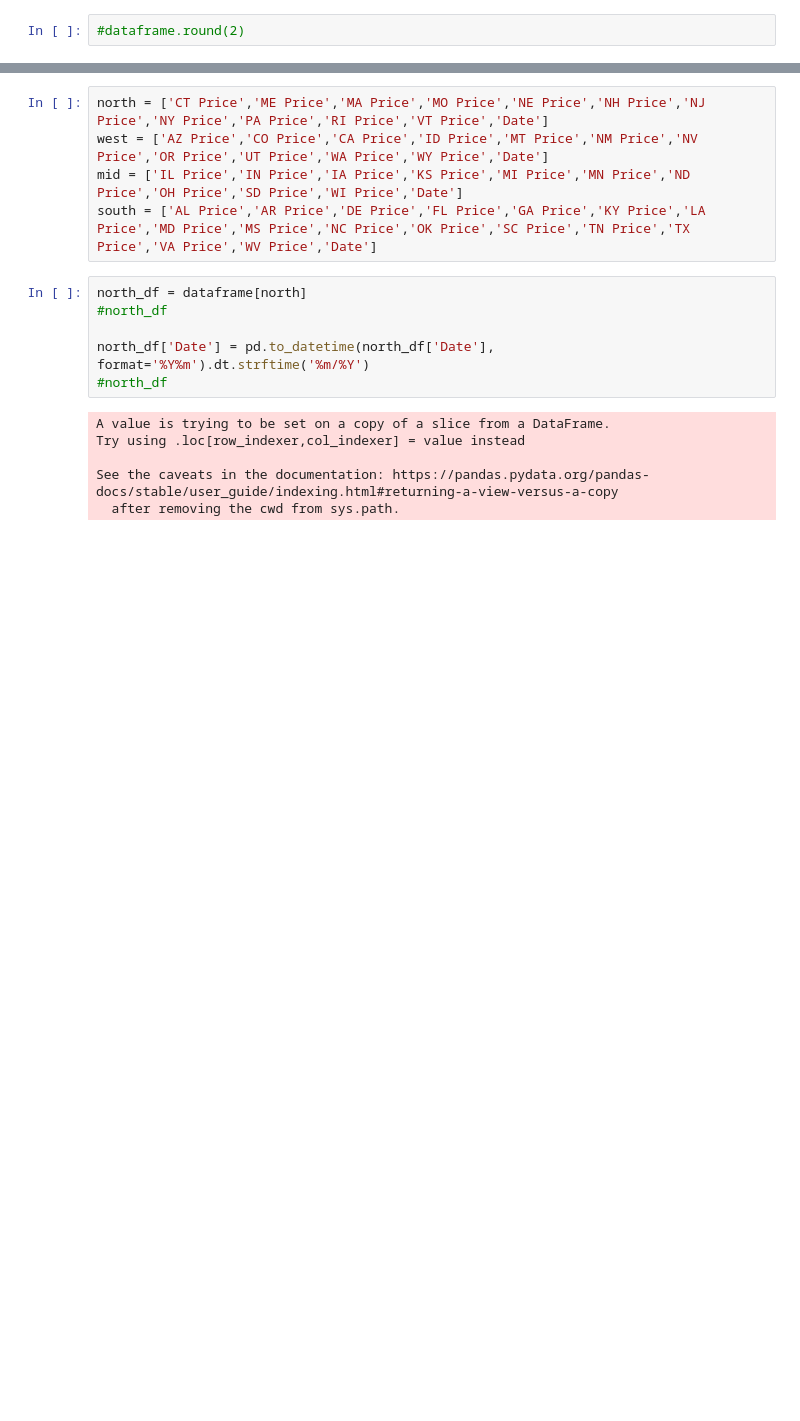
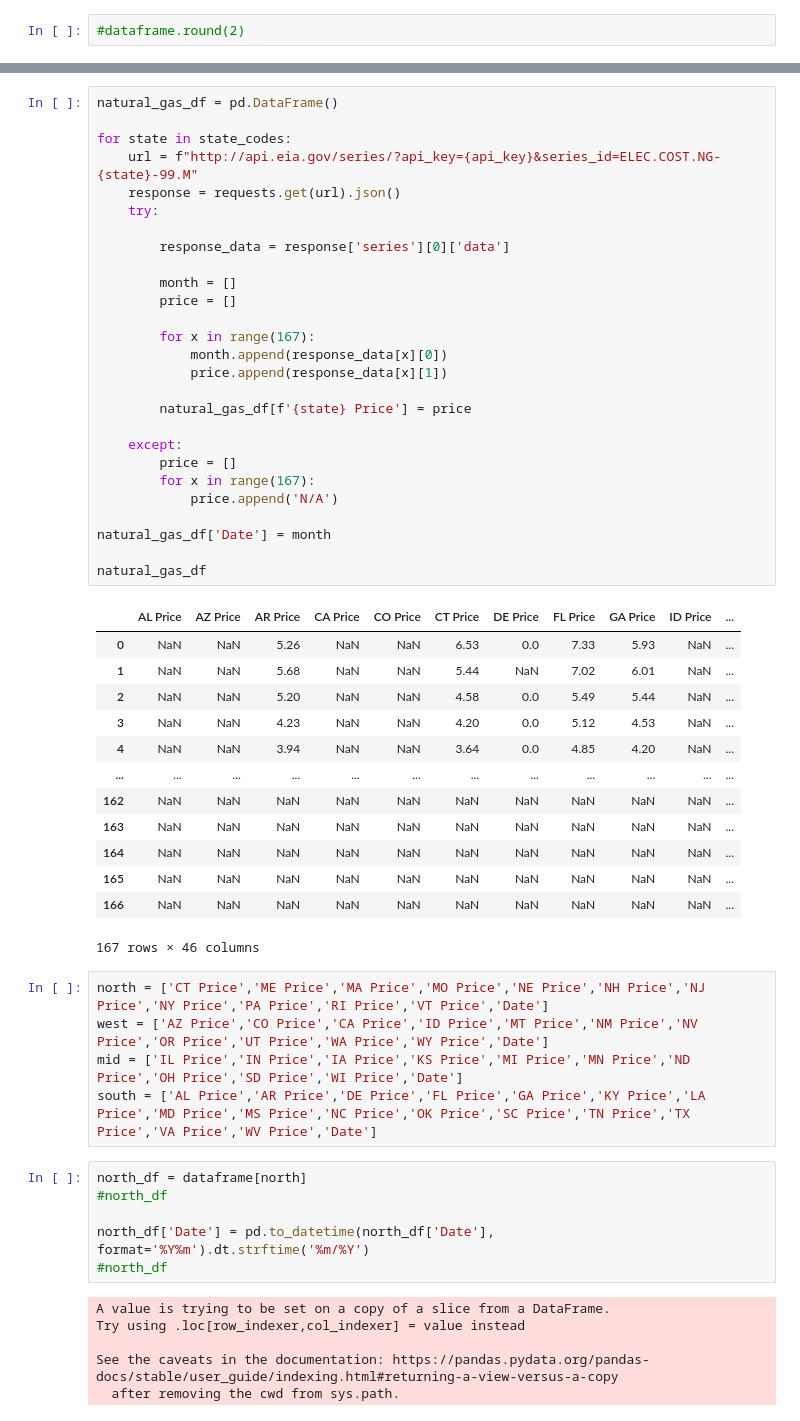
Before and after one commit to JWatson1102/project_1, a Jupyter notebook: Production Price Data.ipynb, the cells around one changed output, grey strips where cells are left out. Drawn from its saved outputs; the diff is of its cells as text; blank space fills up the shorter version.

```diff
--- a/Production Price Data.ipynb
+++ b/Production Price Data.ipynb
@@ -59,3 +143,44 @@ dataframe['Date'] = month
+# %%
+natural_gas_df = pd.DataFrame()
+
+for state in state_codes:
+    url = f"http://api.eia.gov/series/?api_key={api_key}&series_id=ELEC.COST.NG-{state}-99.M"
+    response = requests.get(url).json()
+    try:
+
+        response_data = response['series'][0]['data']
+
+        month = []
+        price = []
+
+        for x in range(167):
+            month.append(response_data[x][0])
+            price.append(response_data[x][1])
+
+        natural_gas_df[f'{state} Price'] = price
+
+    except:
+        price = []
+        for x in range(167):
+            price.append('N/A')
+
+natural_gas_df['Date'] = month
+
+natural_gas_df
+# %% [output]
+|  | AL Price | AZ Price | AR Price | CA Price | CO Price | CT Price | DE Price | FL Price | GA Price | ID Price | ... |
+| 0 | NaN | NaN | 5.26 | NaN | NaN | 6.53 | 0.0 | 7.33 | 5.93 | NaN | ... |
+| 1 | NaN | NaN | 5.68 | NaN | NaN | 5.44 | NaN | 7.02 | 6.01 | NaN | ... |
+| 2 | NaN | NaN | 5.20 | NaN | NaN | 4.58 | 0.0 | 5.49 | 5.44 | NaN | ... |
+| 3 | NaN | NaN | 4.23 | NaN | NaN | 4.20 | 0.0 | 5.12 | 4.53 | NaN | ... |
+| 4 | NaN | NaN | 3.94 | NaN | NaN | 3.64 | 0.0 | 4.85 | 4.20 | NaN | ... |
+| ... | ... | ... | ... | ... | ... | ... | ... | ... | ... | ... | ... |
+| 162 | NaN | NaN | NaN | NaN | NaN | NaN | NaN | NaN | NaN | NaN | ... |
+| 163 | NaN | NaN | NaN | NaN | NaN | NaN | NaN | NaN | NaN | NaN | ... |
+| 164 | NaN | NaN | NaN | NaN | NaN | NaN | NaN | NaN | NaN | NaN | ... |
+| 165 | NaN | NaN | NaN | NaN | NaN | NaN | NaN | NaN | NaN | NaN | ... |
+| 166 | NaN | NaN | NaN | NaN | NaN | NaN | NaN | NaN | NaN | NaN | ... |
+167 rows × 46 columns
 # %%
 north = ['CT Price','ME Price','MA Price','MO Price','NE Price','NH Price','NJ Price','NY Price','PA Price','RI Price','VT Price','Date']
 west = ['AZ Price','CO Price','CA Price','ID Price','MT Price','NM Price','NV Price','OR Price','UT Price','WA Price','WY Price','Date']
```
Also changed, not shown: parts of 10 cells of this notebook.
